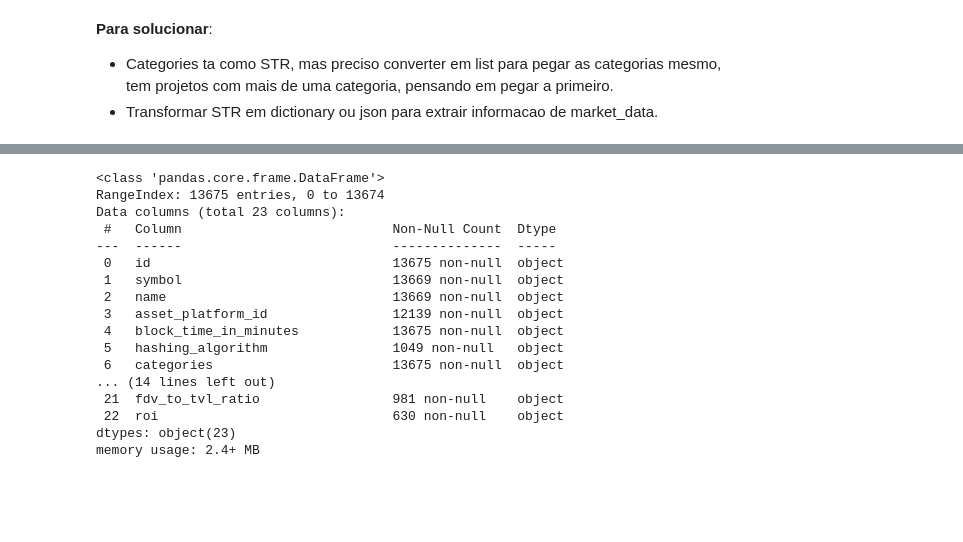
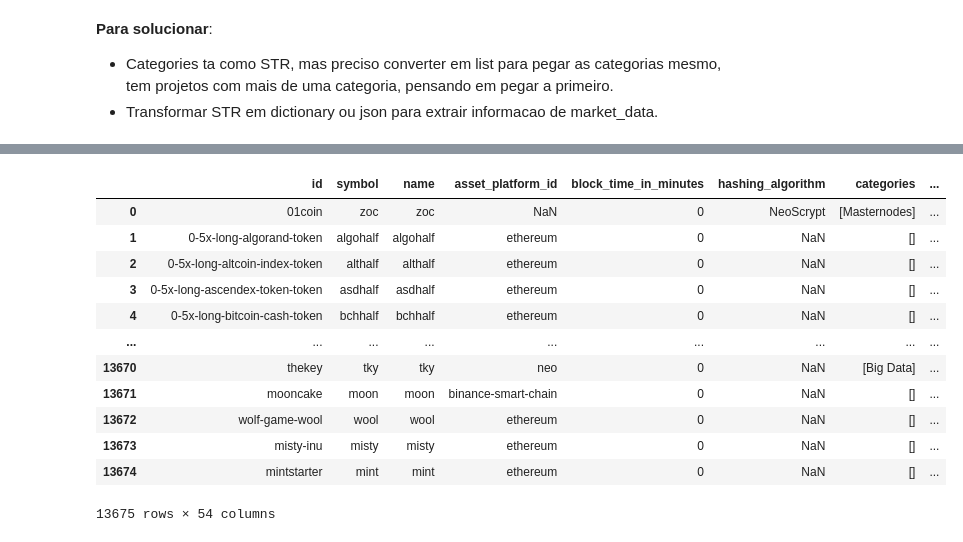
Before and after one commit to dmdp943/Web3-Project, a Jupyter notebook: notebooks/Organizing_coinID_data_vDiego.ipynb, the cells around one changed output, grey strips where cells are left out. Cells and saved outputs as stored; diff of their text form; code cells hidden in the pictures; blank space fills up the shorter version.

```diff
--- a/notebooks/Organizing_coinID_data_vDiego.ipynb
+++ b/notebooks/Organizing_coinID_data_vDiego.ipynb
@@ -162 +330,17 @@ list
+# %%
+coin_df
+# %% [output]
+|  | id | symbol | name | asset_platform_id | block_time_in_minutes | hashing_algorithm | categories | ... |
+| 0 | 01coin | zoc | zoc | NaN | 0 | NeoScrypt | [Masternodes] | ... |
+| 1 | 0-5x-long-algorand-token | algohalf | algohalf | ethereum | 0 | NaN | [] | ... |
+| 2 | 0-5x-long-altcoin-index-token | althalf | althalf | ethereum | 0 | NaN | [] | ... |
+| 3 | 0-5x-long-ascendex-token-token | asdhalf | asdhalf | ethereum | 0 | NaN | [] | ... |
+| 4 | 0-5x-long-bitcoin-cash-token | bchhalf | bchhalf | ethereum | 0 | NaN | [] | ... |
+| ... | ... | ... | ... | ... | ... | ... | ... | ... |
+| 13670 | thekey | tky | tky | neo | 0 | NaN | [Big Data] | ... |
+| 13671 | mooncake | moon | moon | binance-smart-chain | 0 | NaN | [] | ... |
+| 13672 | wolf-game-wool | wool | wool | ethereum | 0 | NaN | [] | ... |
+| 13673 | misty-inu | misty | misty | ethereum | 0 | NaN | [] | ... |
+| 13674 | mintstarter | mint | mint | ethereum | 0 | NaN | [] | ... |
+13675 rows × 54 columns
 # %%
@@ -164,20 +347,0 @@ coin_df_test = pd.DataFrame(coin_list)
-# %%
-coin_df_test.info()
-# %% [output]
-<class 'pandas.core.frame.DataFrame'>
-RangeIndex: 13675 entries, 0 to 13674
-Data columns (total 23 columns):
- #   Column                           Non-Null Count  Dtype
----  ------                           --------------  -----
- 0   id                               13675 non-null  object
- 1   symbol                           13669 non-null  object
- 2   name                             13669 non-null  object
- 3   asset_platform_id                12139 non-null  object
- 4   block_time_in_minutes            13675 non-null  object
- 5   hashing_algorithm                1049 non-null   object
- 6   categories                       13675 non-null  object
-... (14 lines left out)
- 21  fdv_to_tvl_ratio                 981 non-null    object
- 22  roi                              630 non-null    object
-dtypes: object(23)
-memory usage: 2.4+ MB
```
Also changed, not shown: parts of 19 cells of this notebook.
